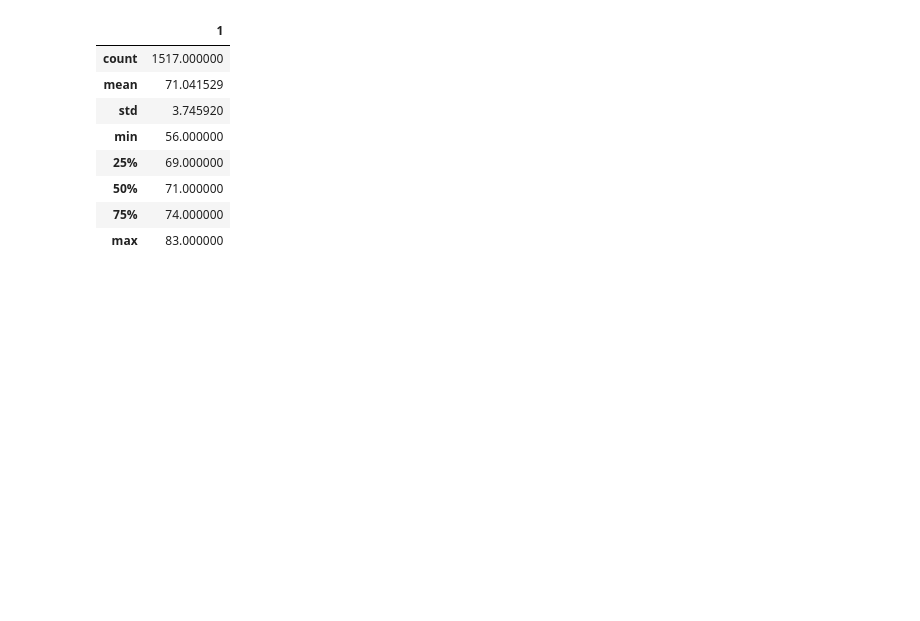
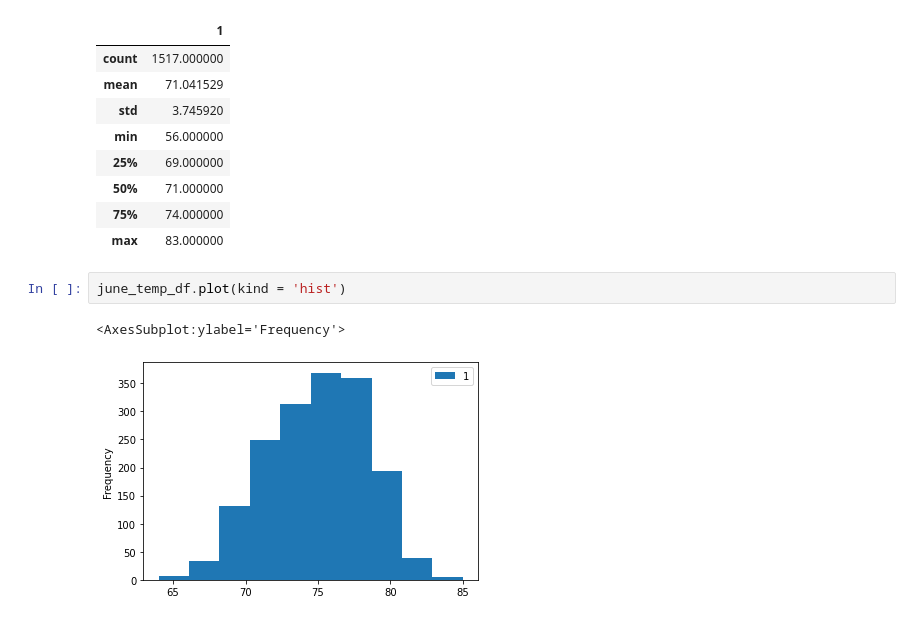
Before and after one commit to Ryan-Andrade/surfs_up, a Jupyter notebook: SurfsUp_Challenge.ipynb, the cells around one changed output. Saved outputs shown, nothing was run; the diff lists cells and outputs as text; blank space fills up the shorter version.

```diff
--- a/SurfsUp_Challenge.ipynb
+++ b/SurfsUp_Challenge.ipynb
@@ -142,3 +142,8 @@ december_temp_df.describe()
 | 50% | 71.000000 |
 | 75% | 74.000000 |
 | max | 83.000000 |
+# %%
+june_temp_df.plot(kind = 'hist')
+# %% [output]
+<AxesSubplot:ylabel='Frequency'>
+[figure, added]
```
Also changed, not shown: parts of 1 cell of this notebook, 1 other file.
